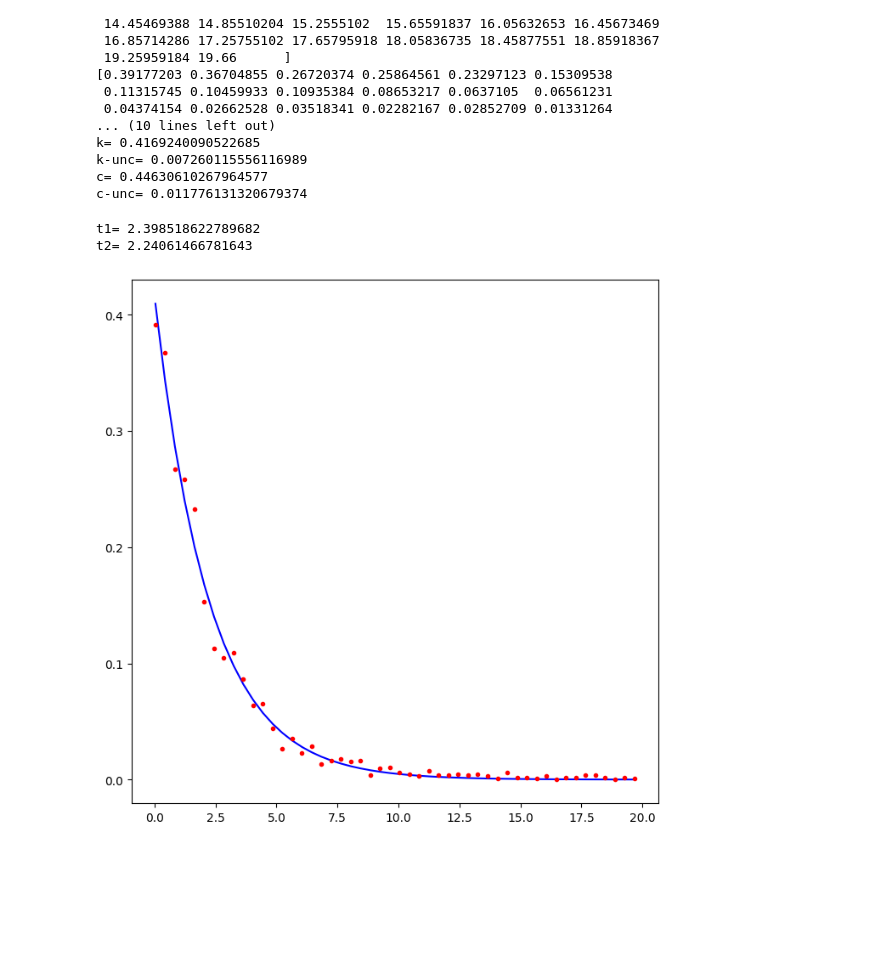
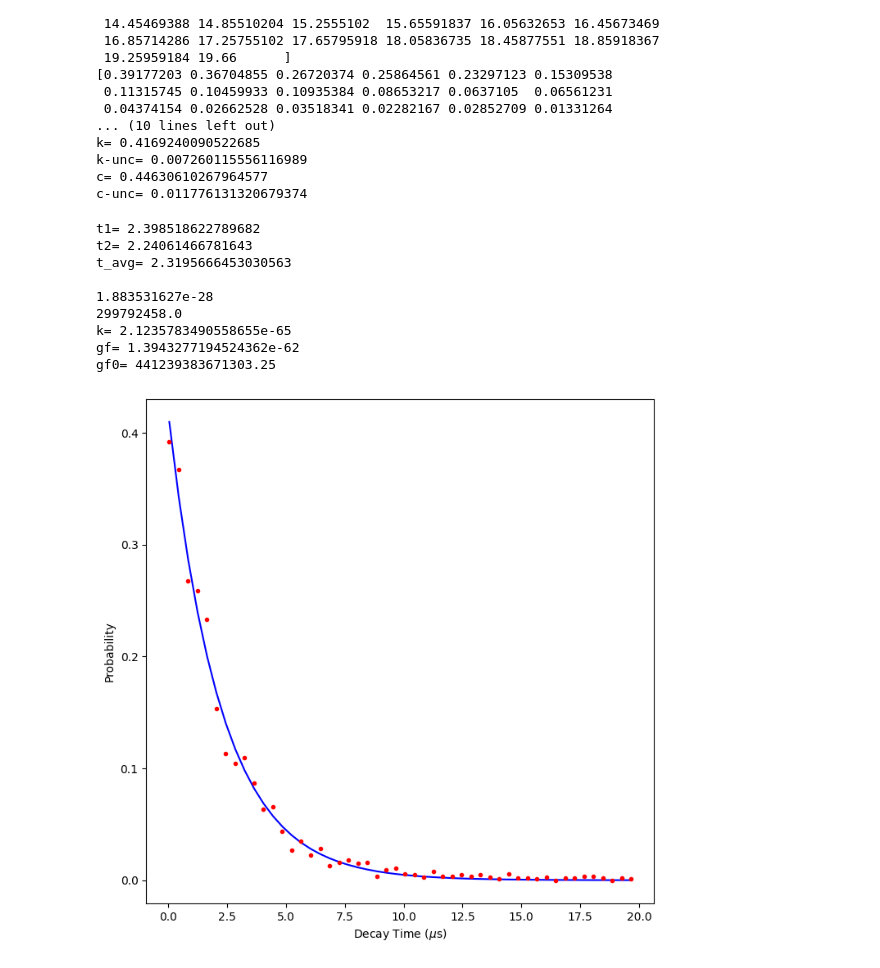
Before and after one commit to youssefgaballa/MuonNotebooks, a Jupyter notebook: muon6.ipynb, the cells around one changed output. Drawn from its saved outputs; the diff is of its cells as text; code cells hidden in the pictures; blank space fills up the shorter version.

```diff
--- a/muon6.ipynb
+++ b/muon6.ipynb
@@ -102,14 +103,40 @@ k-unc= 0.007260115556116989
 c= 0.44630610267964577
 c-unc= 0.011776131320679374
 # %%
-print("t1=",1/popt[0])
-print("t2=",1/popt[1])
+t1=1/popt[0]
+t2=1/popt[1]
+print("t1=",t1)
+print("t2=",t2)
+t=(t1+t2)/2
+print("t_avg=",t)
+mmass=scipy.constants.physical_constants["muon mass"][0]
+print(mmass)
+c = scipy.constants.physical_constants["speed of light in vacuum"][0]
+print(c)
+hbar = scipy.constants.hbar
+#print(hbar)
+k=math.sqrt((192*pow(scipy.constants.pi,3) * pow(hbar,7))/(pow(mmass,5)*pow(c,4)) )
+print("k=", k)
+gf=k/math.sqrt(t/1000000)
+gf0=gf/(math.pow(hbar*c,3))
+print("gf=", gf)
+print("gf0=", gf0)
+
 fit = f(bins, k=popt[0], c=popt[1])
 figure(figsize=(8,8))
 plot(bins, fit, 'b-')
 plot(bins, decayCounts,'r.')
+xlabel(r'Decay Time ($\mu$s)')
+ylabel(r'Probability')
 show()
 # %% [output]
 t1= 2.398518622789682
 t2= 2.24061466781643
+t_avg= 2.3195666453030563
+
+1.883531627e-28
+299792458.0
+k= 2.1235783490558655e-65
+gf= 1.3943277194524362e-62
+gf0= 441239383671303.25
-[figure, old version]
+[figure, new version]
```
Also changed, not shown: parts of 3 cells of this notebook, 2 other files.
